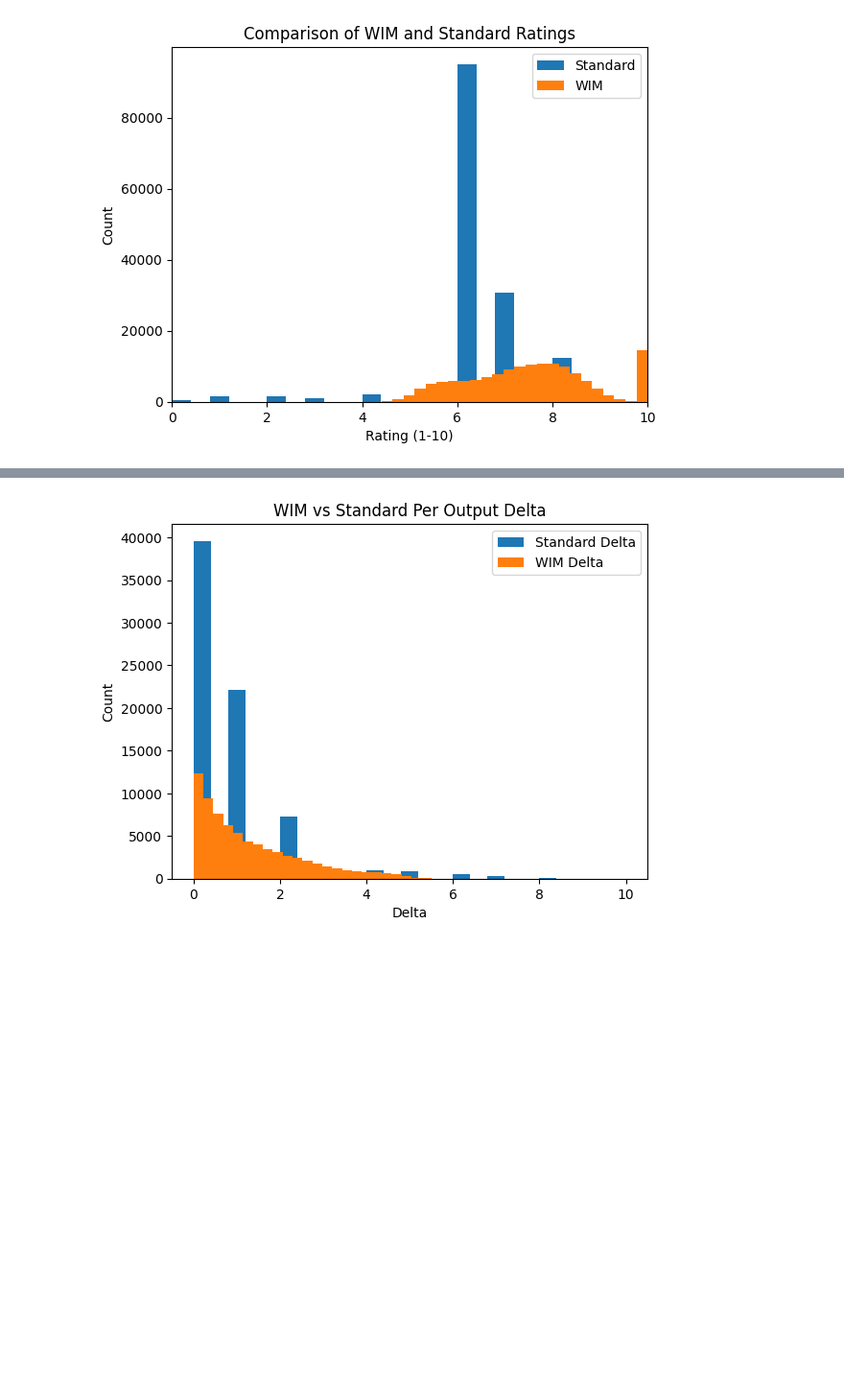
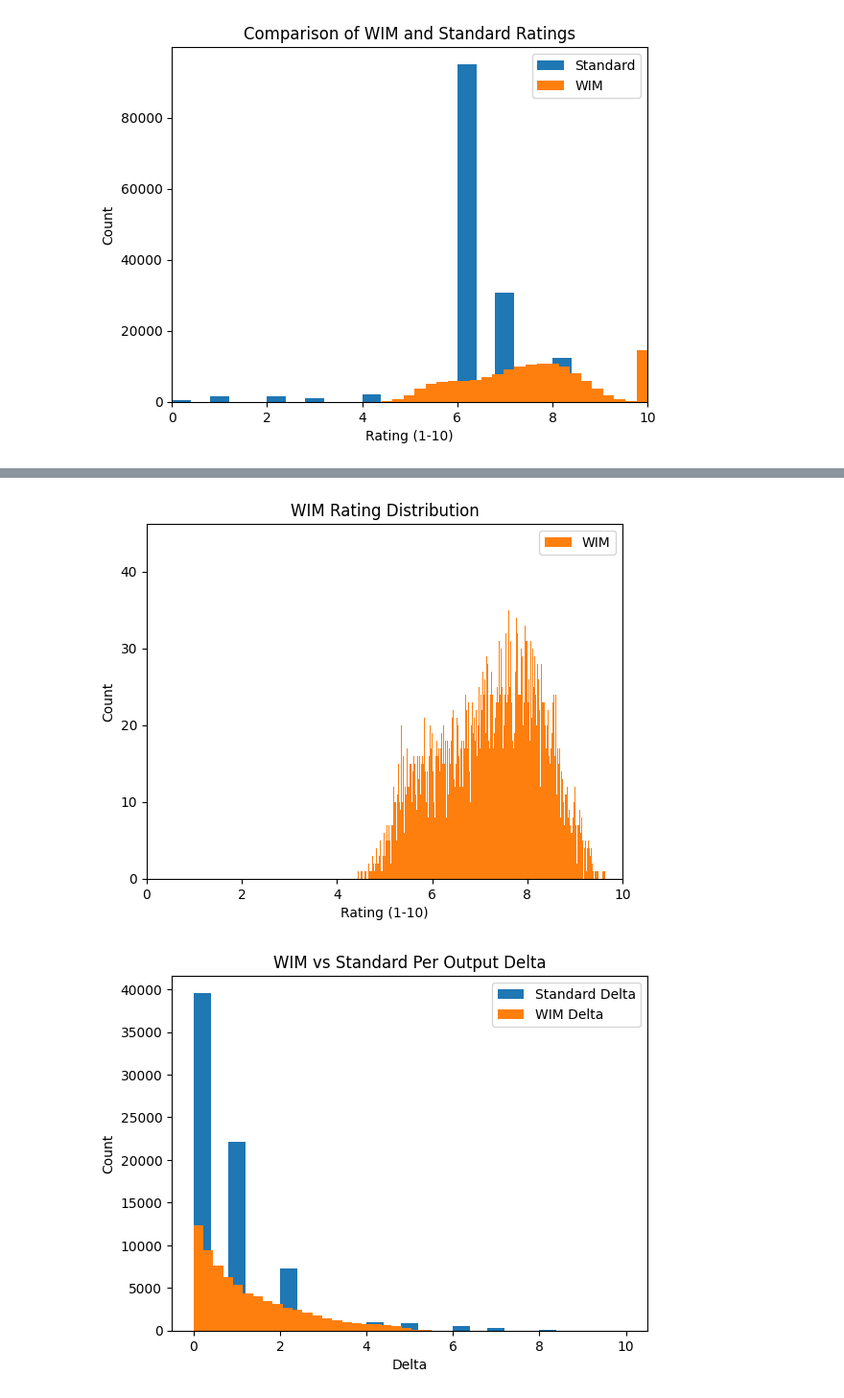
Before and after one commit to nstranges/WIM-completion-testing, a Jupyter notebook: Stats Tests/wim-vs-rating-dist.ipynb, the cells around one changed output, grey strips where cells are left out. Shown at 96% size. Saved outputs shown, nothing was run; the diff lists cells and outputs as text; code cells hidden in the pictures; blank space fills up the shorter version.

```diff
--- a/Stats Tests/wim-vs-rating-dist.ipynb
+++ b/Stats Tests/wim-vs-rating-dist.ipynb
@@ -103 +124,12 @@ plt.show()
+# %%
+plt.figure(3)
+plt.ylabel('Count')
+plt.xlabel('Rating (1-10)')
+plt.xlim(xmin, xmax)
+plt.hist(responses_with_wim, label='WIM', bins=10000, color='#ff7f0e')
+plt.legend()
+plt.title('WIM Rating Distribution')
+plt.show()
+# %% [output]
+[figure, added]
 # %%
```
Also changed, not shown: parts of 4 cells of this notebook.
